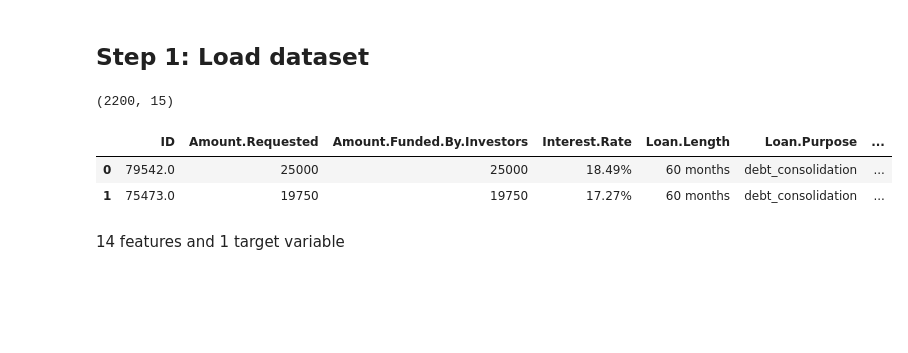
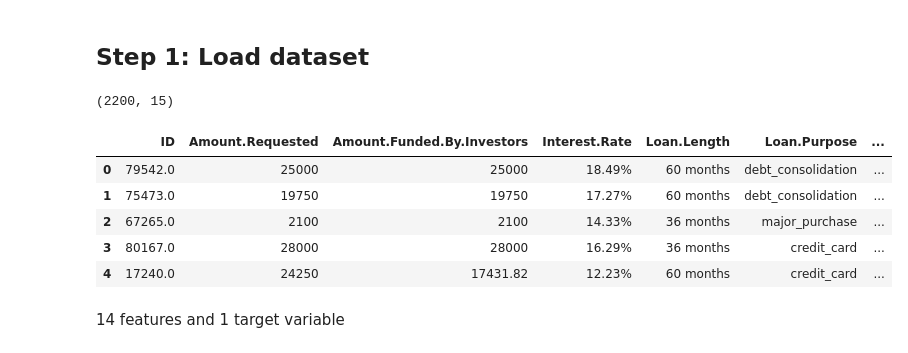
Before and after one commit to skyimager/intro-to-ml-with-python, a Jupyter notebook: src/week4/interest_rate_prediction.ipynb, the cells around one changed output. Saved outputs shown, nothing was run; the diff lists cells and outputs as text; code cells hidden in the pictures; blank space fills up the shorter version.

```diff
--- a/src/week4/interest_rate_prediction.ipynb
+++ b/src/week4/interest_rate_prediction.ipynb
@@ -16,19 +16,22 @@ import seaborn as sns
 # %% [markdown]
 ## Step 1: Load dataset
 # %%
-train_file='data/loan_data_train.csv' #relative path. So in present working directory it will look for data folder.
-test_file='data/loan_data_test.csv'
+train_file = './data/loan_data_train.csv' #relative path. So in present working directory it will look for data folder.
+test_file = './data/loan_data_test.csv'
 
-df_train=pd.read_csv(train_file) #read_csv is a function in pandas.
-df_test=pd.read_csv(test_file)
+df_train = pd.read_csv(train_file) #read_csv is a function in pandas.
+df_test = pd.read_csv(test_file)
 # %%
-print(df_train.shape) #check no of rows (ie the no of data points) and cols (ie the no of features)
-df_train.head(2) #display the first 5 columns in your dataset
+print(df_train.shape) # check no of rows (ie the no of data points) and cols (ie the no of features)
+df_train.head(5) # display the first 5 columns in your dataset
 # %% [output]
 (2200, 15)
 |  | ID | Amount.Requested | Amount.Funded.By.Investors | Interest.Rate | Loan.Length | Loan.Purpose | ... |
 | 0 | 79542.0 | 25000 | 25000 | 18.49% | 60 months | debt_consolidation | ... |
 | 1 | 75473.0 | 19750 | 19750 | 17.27% | 60 months | debt_consolidation | ... |
+| 2 | 67265.0 | 2100 | 2100 | 14.33% | 36 months | major_purchase | ... |
+| 3 | 80167.0 | 28000 | 28000 | 16.29% | 36 months | credit_card | ... |
+| 4 | 17240.0 | 24250 | 17431.82 | 12.23% | 60 months | credit_card | ... |
 # %% [markdown]
 14 features and 1 target variable
 # %%
```
Also changed, not shown: parts of 44 cells of this notebook, 2 other files.
